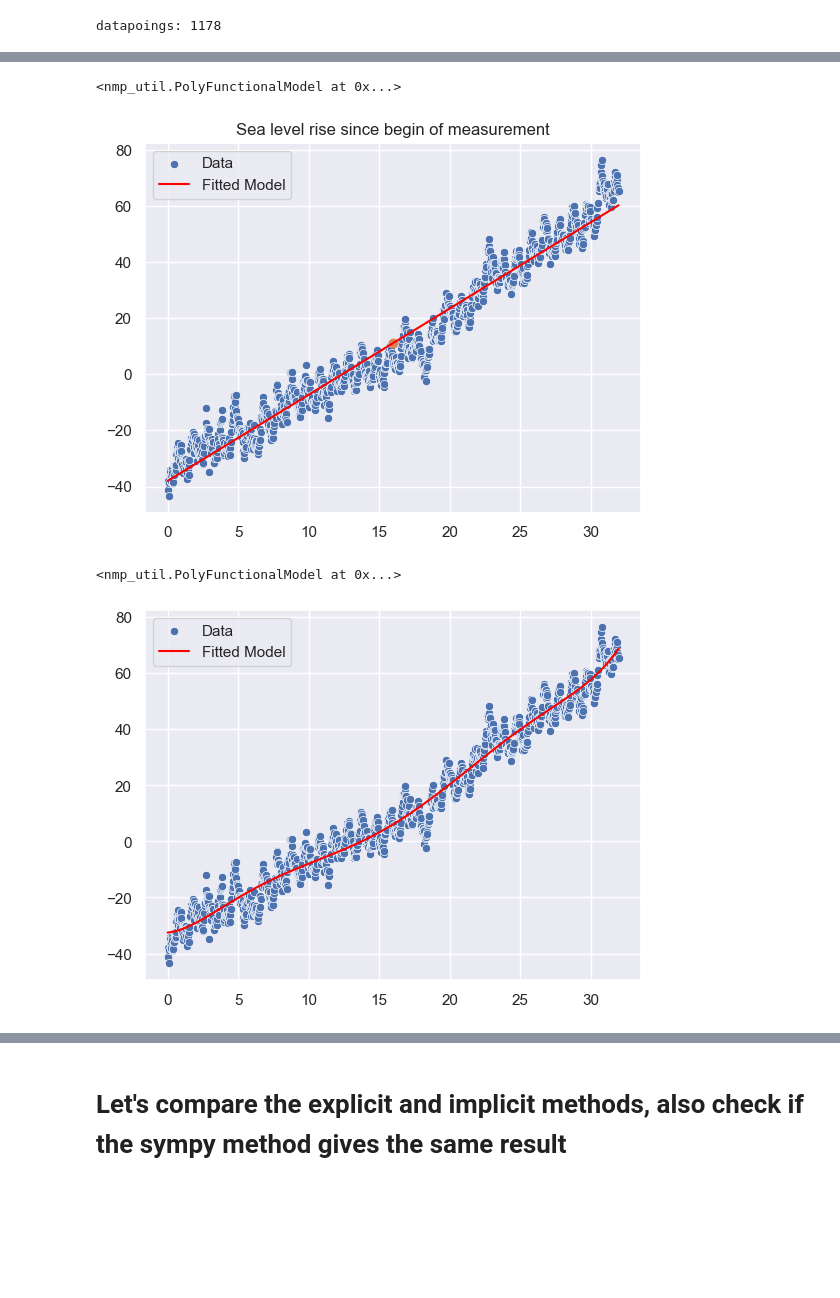
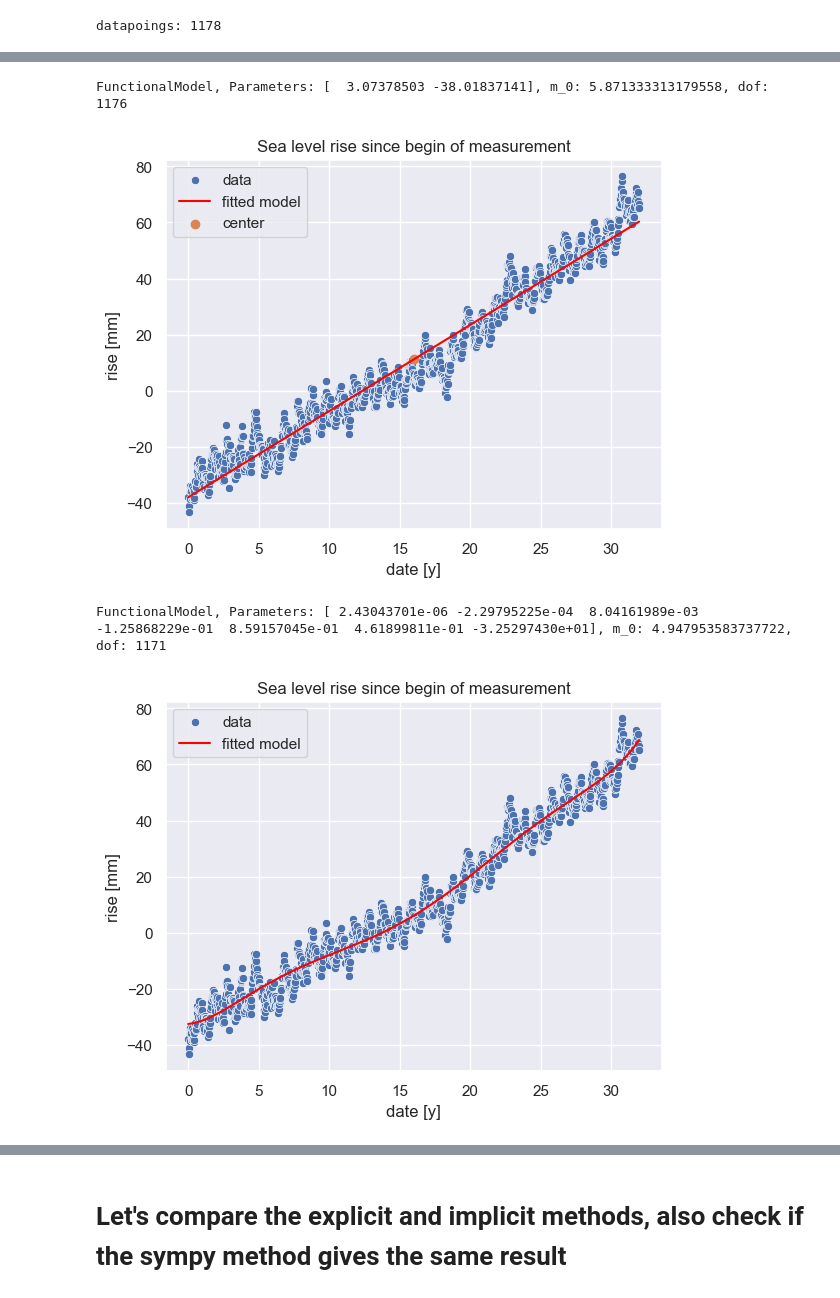
Before and after one commit to SecretGmG/nmp_exercises, a Jupyter notebook: ex_03/Sigrist_Serie_3.ipynb, the cells around one changed output, grey strips where cells are left out. Drawn from its saved outputs; the diff is of its cells as text; code cells hidden in the pictures; blank space fills up the shorter version.

```diff
--- a/ex_03/Sigrist_Serie_3.ipynb
+++ b/ex_03/Sigrist_Serie_3.ipynb
@@ -37,6 +37,9 @@ print(f'datapoings: {len(data)}')
 datapoints : 1178
 [figure]
 datapoings: 1178
+# %%
+rise = data['rise [mm]'].to_numpy()
+date = data['date [y]'].to_numpy()
 # %%
 zero_order = nmp_util.PolyFunctionalModel(0)
 
@@ -62,19 +66,18 @@ standard deviation : 29.023724612643935
 # %%
 first_order = nmp_util.PolyFunctionalModel(1)
 
-first_order.fit(data['date [y]'], data['rise [mm]'])
+first_order.fit(date, rise)
 
-x_center = data['date [y]'].mean()
-y_center = data['rise [mm]'].mean()
-
-data['linear fit [mm]'] = first_order(data['date [y]'])
+x_center = date.mean()
+y_center = rise.mean()
 
 plt.title('Sea level rise')
 first_order.plot()
 sns.scatterplot(x = [x_center], y = [y_center], label = 'center')
+plt.xlabel('date [y]')
+plt.ylabel('rise [mm]')
+plt.legend()
 plt.show()
 
-
-y_pred = np.polyval(first_order.parameters, x_center)
-assert np.isclose(y_pred, y_center)
+assert np.isclose(first_order(x_center), y_center)
 # %% [output]
@@ -82,38 +85,41 @@ assert np.isclose(y_pred, y_center)
 # %%
-data['relative date [y]'] = data['date [y]'] - data['date [y]'].min()
+relative_date = date - date.min()
 
-first_order.fit(data['relative date [y]'], data['rise [mm]'])
+first_order.fit(relative_date, rise)
 
 display(first_order)
 
-x_center = data['relative date [y]'].mean()
-y_center = data['rise [mm]'].mean()
+x_center = relative_date.mean()
+y_center = rise.mean()
 
-data['linear fit [mm]'] = first_order(data['relative date [y]'])
 plt.title('Sea level rise since begin of measurement')
 first_order.plot()
 plt.scatter(x_center, y_center, label = 'center')
+plt.xlabel('date [y]')
+plt.ylabel('rise [mm]')
+plt.legend()
 plt.show()
 
-y_pred = np.polyval(first_order.parameters, x_center)
-assert np.isclose(y_pred, y_center)
+assert np.isclose(first_order(x_center), y_center)
 # %% [output]
-<nmp_util.PolyFunctionalModel at 0x...>
+FunctionalModel, Parameters: [  3.07378503 -38.01837141], m_0: 5.871333313179558, dof: 1176
-[figure, old version]
+[figure, new version]
 # %%
 order = 6
 
 poly_model = nmp_util.PolyFunctionalModel(order)
 
-poly_model.fit(data['relative date [y]'], data['rise [mm]'])
+poly_model.fit(relative_date, rise)
 
 display(poly_model)
 
-data['poly fit [mm]'] = poly_model(data['relative date [y]'])
-
+plt.title('Sea level rise since begin of measurement')
 poly_model.plot()
+plt.xlabel('date [y]')
+plt.ylabel('rise [mm]')
+plt.legend()
 plt.show()
 # %% [output]
-<nmp_util.PolyFunctionalModel at 0x...>
+FunctionalModel, Parameters: [ 2.43043701e-06 -2.29795225e-04  8.04161989e-03 -1.25868229e-01  8.59157045e-01  4.61899811e-01 -3.25297430e+01], m_0: 4.947953583737722, dof: 1171
-[figure, old version]
+[figure, new version]
 # %%
```
Also changed, not shown: parts of 7 cells of this notebook, 5 other files.
